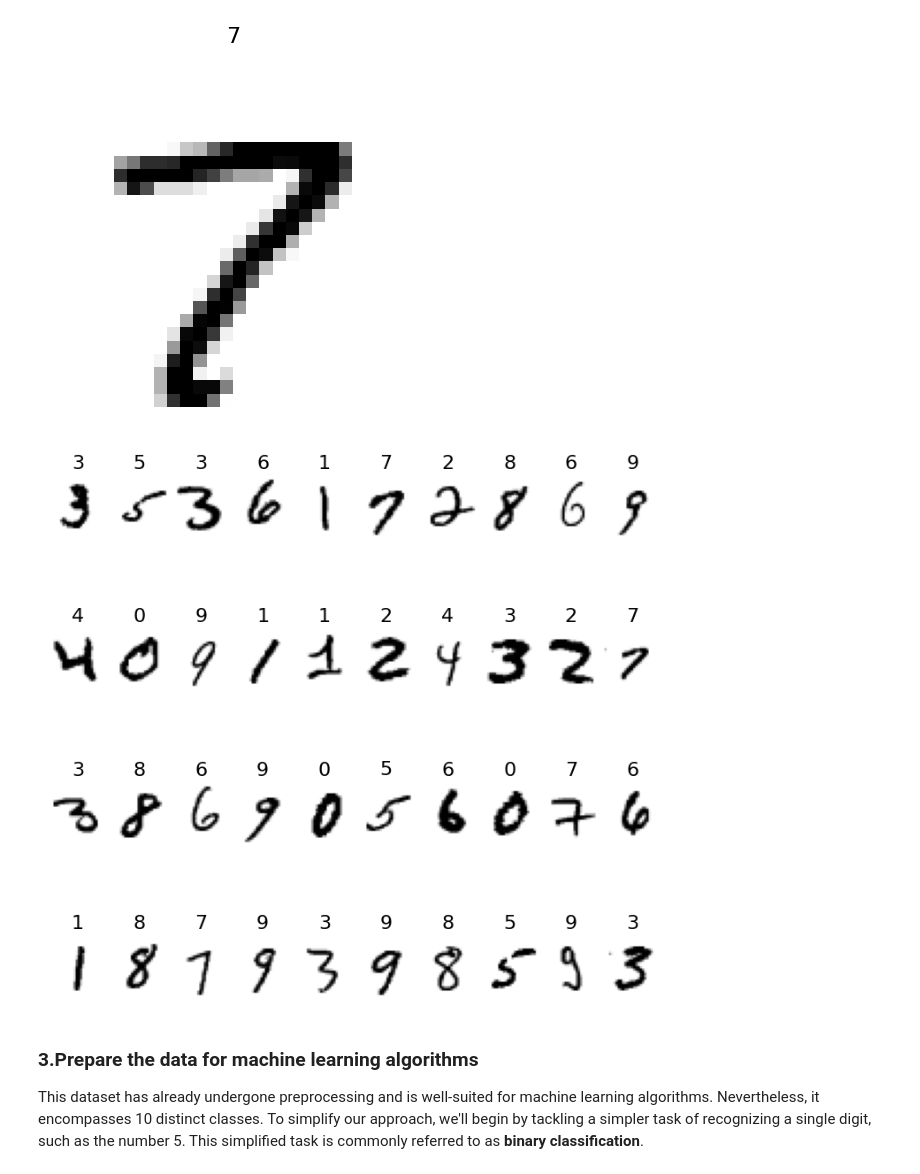
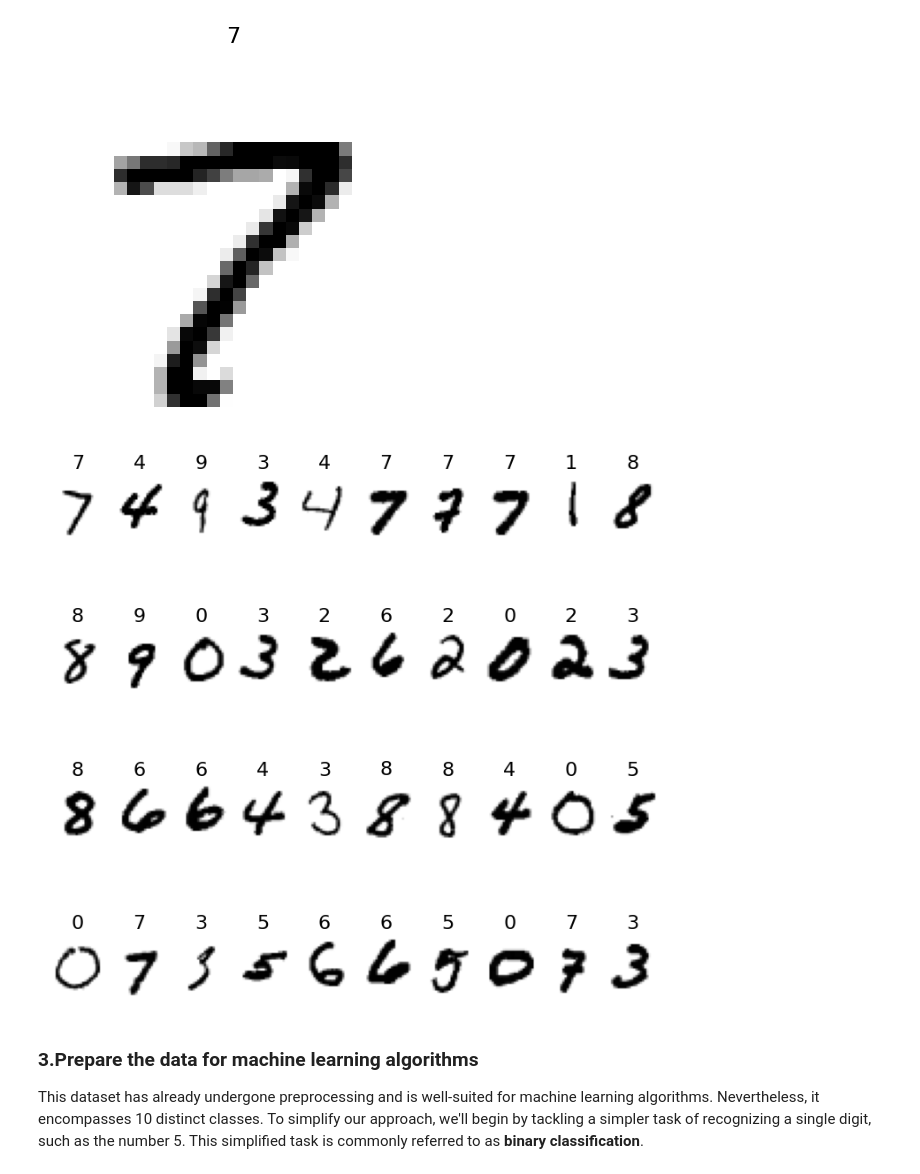
Before and after one commit to aseddin/F23_ECE4715, a Jupyter notebook: 2_classification.ipynb, the cells around one changed output. Cells and saved outputs as stored; diff of their text form; code cells hidden in the pictures.

```diff
--- a/2_classification.ipynb
+++ b/2_classification.ipynb
@@ -137,7 +140,7 @@ plt.show()
 [figure]
 # %%
 # you will get an error if the number of rows and the number of images are not
-# divisable by each other
+# divisible by each other
 # this issue needs to be fixed when there is time
 # Anyhow, the purpose of this function is to look at different images along with
 # thier class labels or predictions
@@ -157,11 +160,12 @@ def plot_several_digits(images_data, rows, labels=None):
     for i in range(image_count):
       plt.subplot(rows, columns, i + 1)
       plot_digit(images_data[i])
-
-
-plot_several_digits(X_train[10:50, :], rows=4, labels=y_train[10:50])
-# %% [output]
-[figure, removed]
+# %%
+# Each time this cell is run, it will render 40 random digits from the training set
+i = np.random.randint(len(X_train) - 40)
+plot_several_digits(X_train[i:i + 40, :], rows=4, labels=y_train[i:i + 40])
+# %% [output]
+[figure, added]
 # %% [markdown]
 ### 3.Prepare the data for machine learning algorithms
 
```
Also changed, not shown: parts of 9 cells of this notebook.
